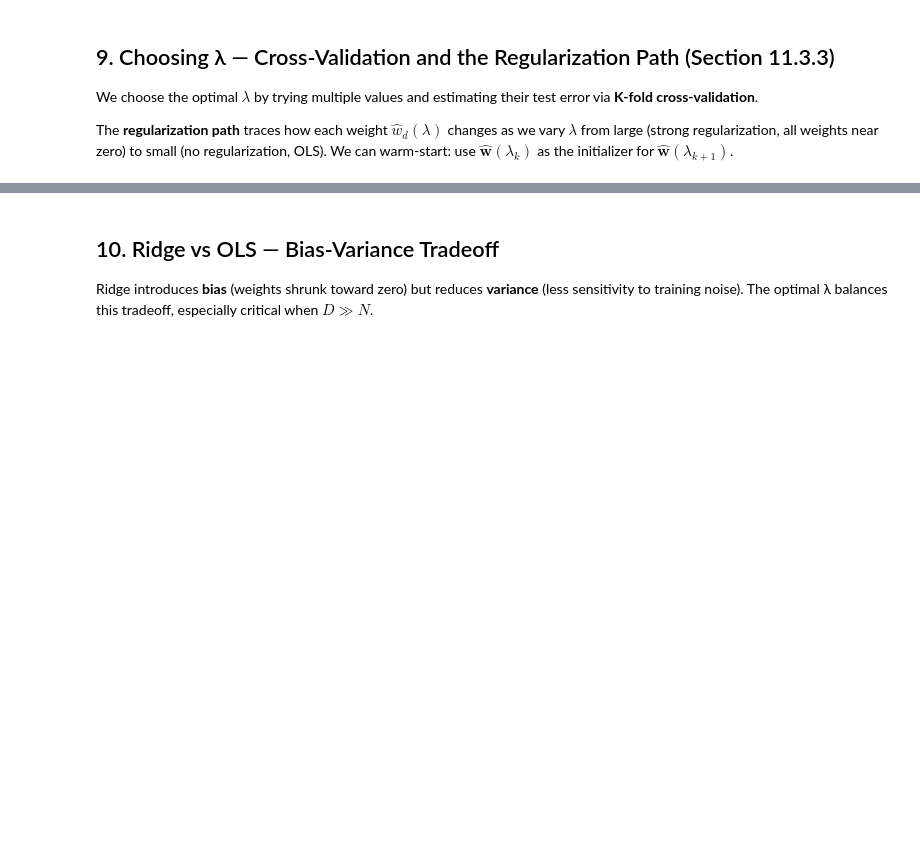
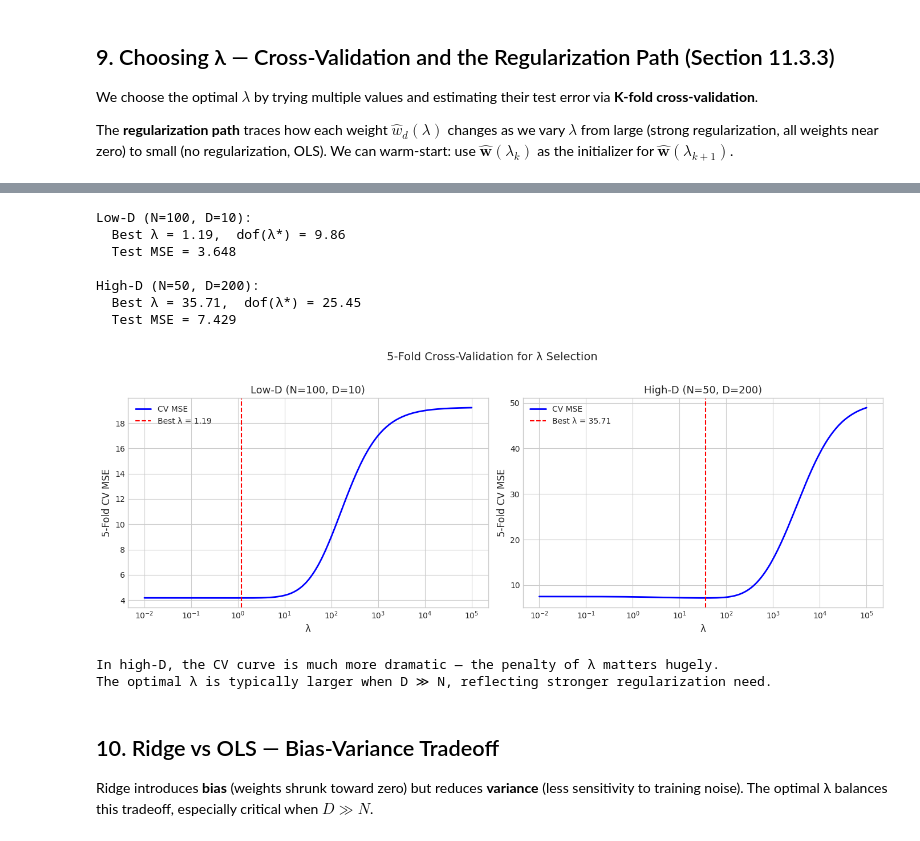
Before and after one commit to christophe17/notebook, a Jupyter notebook: notebooks/probabilistic-ml/11-linear-regression/11-3-1-ridge_regression.ipynb, the cells around one changed output, grey strips where cells are left out. Cells and saved outputs as stored; diff of their text form; code cells hidden in the pictures; blank space fills up the shorter version.

```diff
--- a/notebooks/probabilistic-ml/11-linear-regression/11-3-1-ridge_regression.ipynb
+++ b/notebooks/probabilistic-ml/11-linear-regression/11-3-1-ridge_regression.ipynb
@@ -601,3 +601,73 @@ Best λ by 5-fold CV: 2.81
+# %%
+# --- Cross-validation on both settings ---
+K = 5
+lambdas_cv = np.logspace(-2, 5, 200)  # fine grid for accurate λ* selection
+
+def ridge_cv(X, y, lambdas, K=5, seed=0):
+    """K-fold CV for ridge regression. Returns mean CV error per λ."""
+    N = X.shape[0]
+    indices = np.arange(N)
+    rng = np.random.RandomState(seed)
+    rng.shuffle(indices)
+    folds = np.array_split(indices, K)
+
+    cv_errors = np.zeros(len(lambdas))
+    for i, lam in enumerate(lambdas):
+        fold_errors = []
+        for k in range(K):
+            val_idx = folds[k]
+            train_idx = np.concatenate([folds[j] for j in range(K) if j != k])
+            w_cv = ridge_direct(X[train_idx], y[train_idx], lam)
+            fold_errors.append(np.mean((X[val_idx] @ w_cv - y[val_idx])**2))
+        cv_errors[i] = np.mean(fold_errors)
+    return cv_errors
+
+cv_low = ridge_cv(X_low, y_low, lambdas_cv, K, seed=0)
+cv_high = ridge_cv(X_high, y_high, lambdas_cv, K, seed=0)
+
+fig, axes = plt.subplots(1, 2, figsize=(14, 5))
+
+for ax, cv_err, X_d, y_d, X_te, y_te, s_vals, title in [
+    (axes[0], cv_low, X_low, y_low, X_low_test, y_low_test, s_low,
+     f'Low-D (N={N_low}, D={D_low})'),
+    (axes[1], cv_high, X_high, y_high, X_high_test, y_high_test, s_high,
+     f'High-D (N={N_high}, D={D_high})')
+]:
+    best_idx = np.argmin(cv_err)
+    best_lam = lambdas_cv[best_idx]
+
+    ax.semilogx(lambdas_cv, cv_err, 'b-', linewidth=2, label='CV MSE')
+    ax.axvline(best_lam, color='red', linestyle='--', linewidth=1.5,
+               label=f'Best λ = {best_lam:.2f}')
+    ax.set_xlabel('λ', fontsize=12)
+    ax.set_ylabel(f'{K}-Fold CV MSE', fontsize=12)
+    ax.set_title(title, fontsize=13)
+    ax.legend(fontsize=10)
+
+    # Evaluate
+    w_best = ridge_direct(X_d, y_d, best_lam)
+    mse_test = np.mean((X_te @ w_best - y_te)**2)
+    print(f"{title}:")
+    print(f"  Best λ = {best_lam:.2f},  dof(λ*) = {effective_dof(s_vals, best_lam):.2f}")
+    print(f"  Test MSE = {mse_test:.3f}\n")
+
+plt.suptitle(f'{K}-Fold Cross-Validation for λ Selection', fontsize=14, y=1.02)
+plt.tight_layout()
+plt.show()
+
+print("In high-D, the CV curve is much more dramatic — the penalty of λ matters hugely.")
+print("The optimal λ is typically larger when D ≫ N, reflecting stronger regularization need.")
+# %% [output]
+Low-D (N=100, D=10):
+  Best λ = 1.19,  dof(λ*) = 9.86
+  Test MSE = 3.648
+
+High-D (N=50, D=200):
+  Best λ = 35.71,  dof(λ*) = 25.45
+  Test MSE = 7.429
+[figure, added]
+In high-D, the CV curve is much more dramatic — the penalty of λ matters hugely.
+The optimal λ is typically larger when D ≫ N, reflecting stronger regularization need.
 # %% [markdown]
 ## 10. Ridge vs OLS — Bias-Variance Tradeoff
 
```
Also changed, not shown: parts of 10 cells of this notebook, 21 other files.
